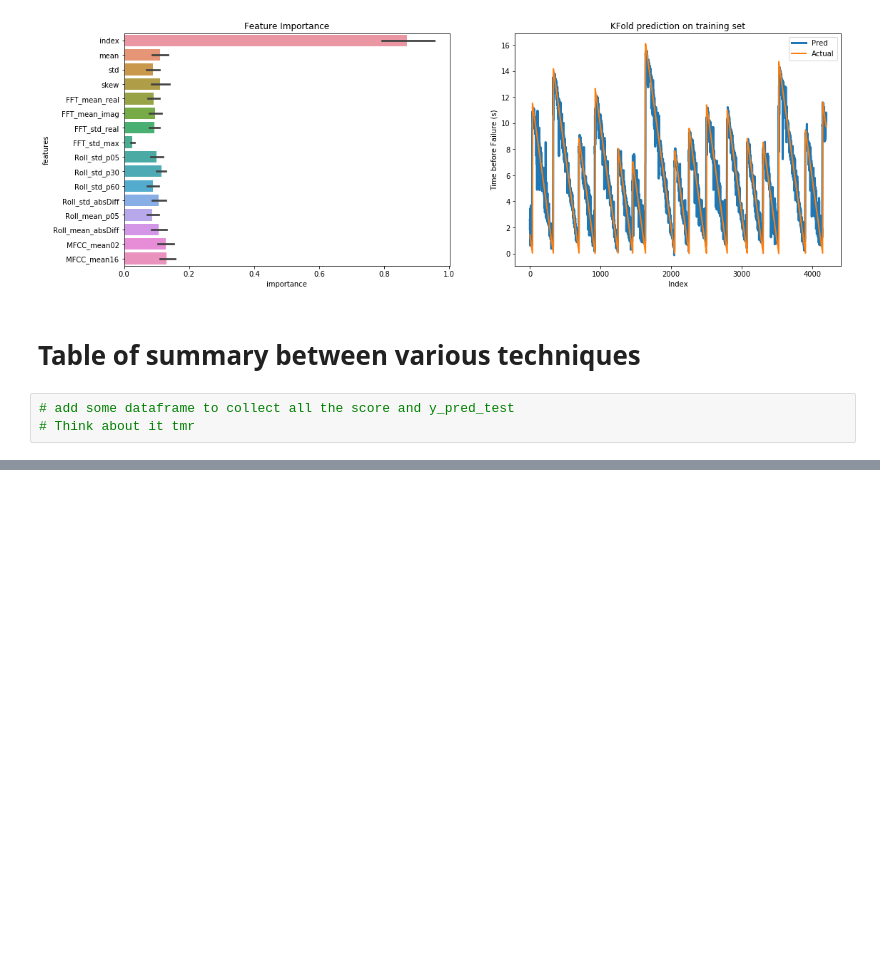
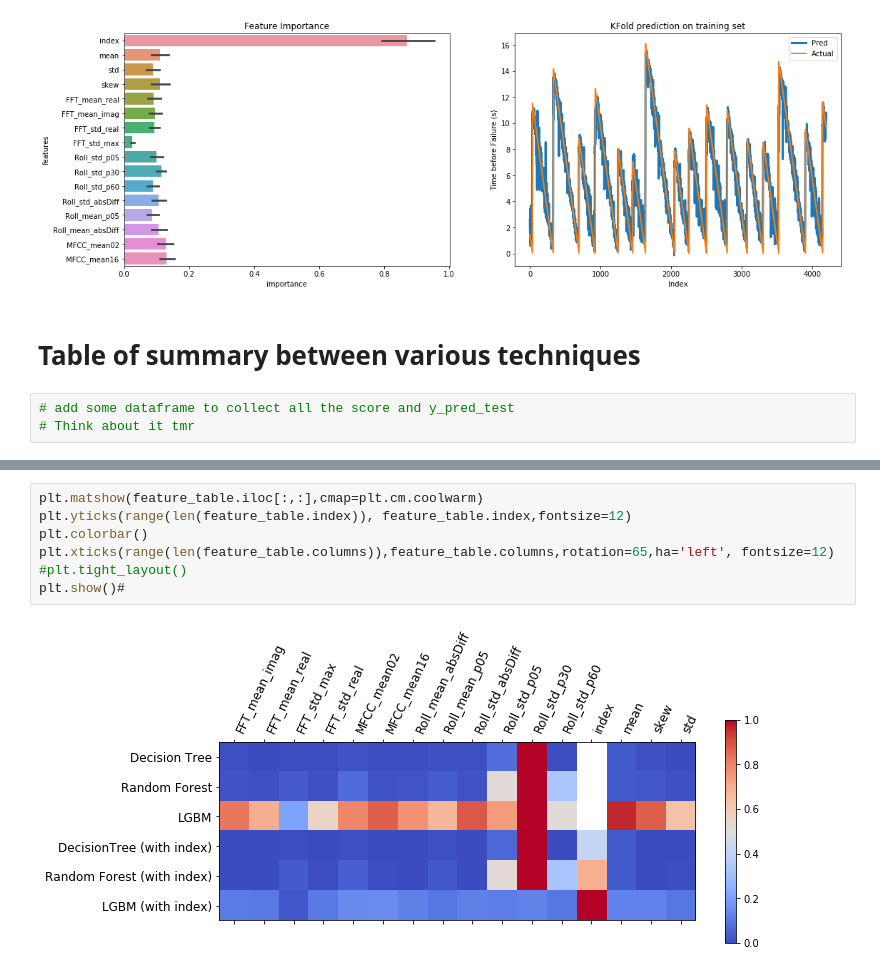
Before and after one commit to hoangtung167/cx4240, a Jupyter notebook: Classifier 3.ipynb, the cells around one changed output, grey strips where cells are left out. Cells and saved outputs as stored; diff of their text form; blank space fills up the shorter version.

```diff
--- a/Classifier 3.ipynb
+++ b/Classifier 3.ipynb
@@ -223,0 +265,9 @@ Validation MeanAbsoluteError: Mean = 0.680 Std = 0.036
+# %%
+plt.matshow(feature_table.iloc[:,:],cmap=plt.cm.coolwarm)
+plt.yticks(range(len(feature_table.index)), feature_table.index,fontsize=12)
+plt.colorbar()
+plt.xticks(range(len(feature_table.columns)),feature_table.columns,rotation=65,ha='left', fontsize=12)
+#plt.tight_layout()
+plt.show()#
+# %% [output]
+[figure, added]
```
Also changed, not shown: parts of 11 cells of this notebook.
